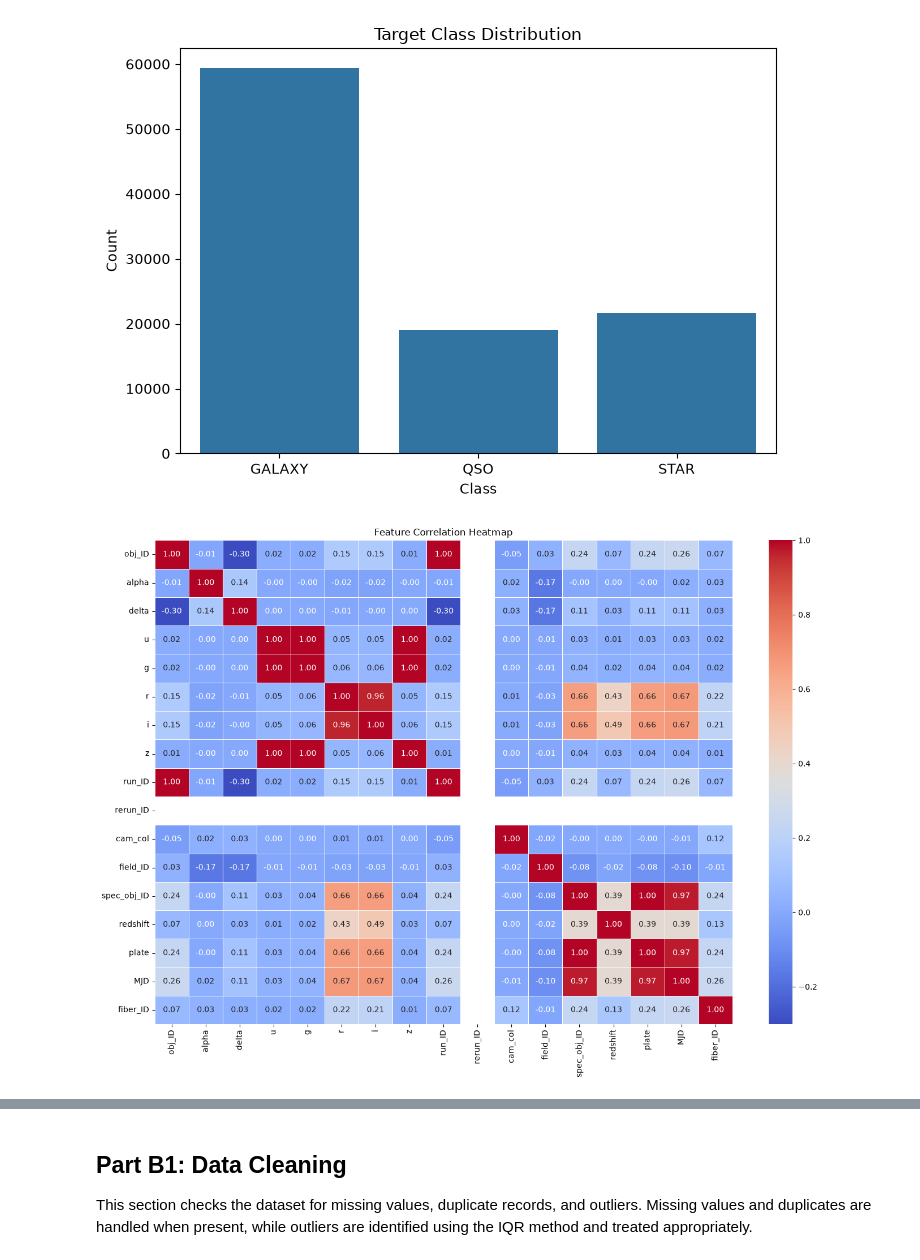
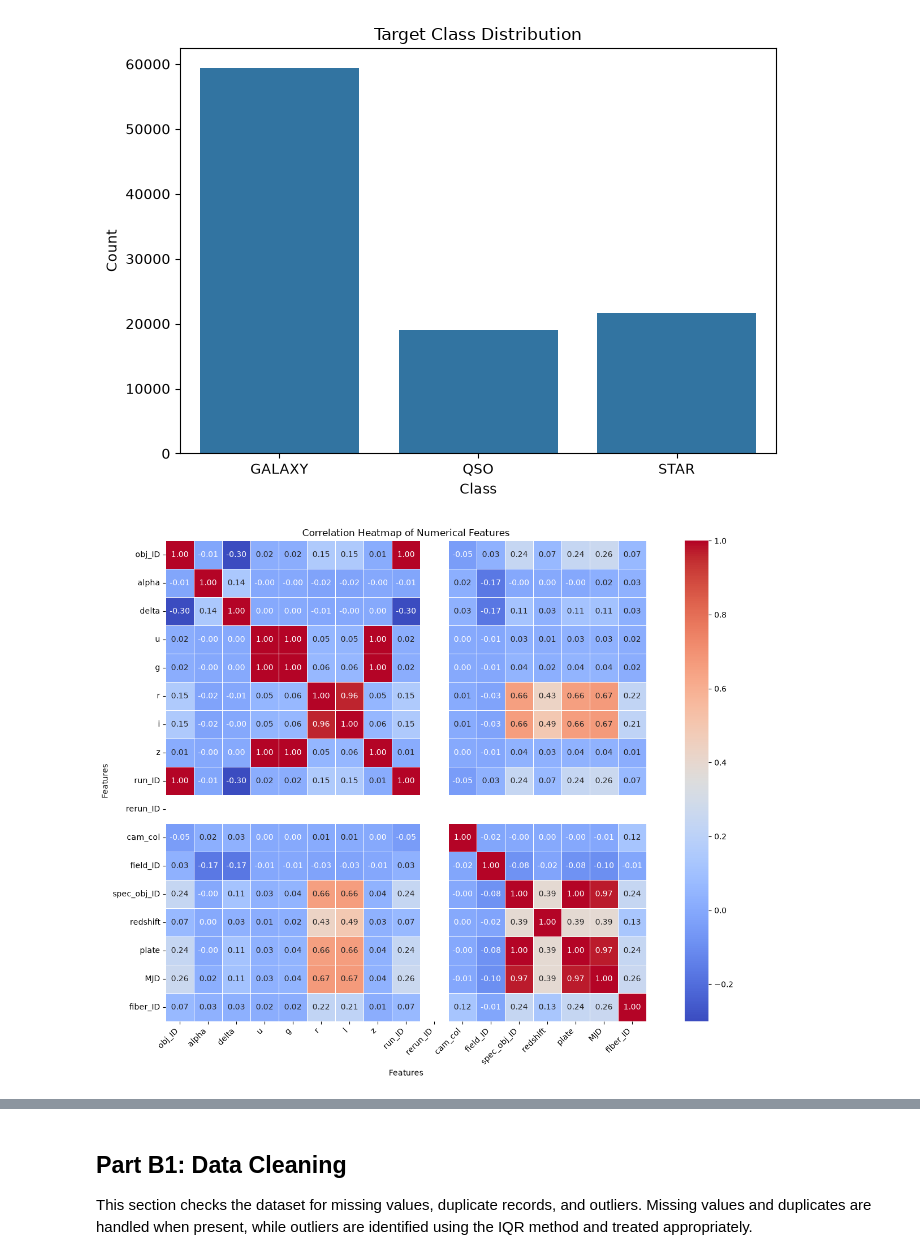
Before and after one commit to Reshma925/Vectora, a Jupyter notebook: ML_CLASSIFICATION_TRACKA/classification.ipynb, the cells around one changed output, grey strips where cells are left out. Cells and saved outputs as stored; diff of their text form; code cells hidden in the pictures.

```diff
--- a/ML_CLASSIFICATION_TRACKA/classification.ipynb
+++ b/ML_CLASSIFICATION_TRACKA/classification.ipynb
@@ -139,24 +142,34 @@ plt.show()
 # %% [output]
 [figure]
 # %%
-# Features correlation heatmap
+# Correlation Heat Map
 
+# Select only numerical columns
+numeric_df = df.select_dtypes(include="number")
+
+# Calculate correlation matrix
+correlation_matrix = numeric_df.corr()
+
+# Plot heatmap
 plt.figure(figsize=(14, 10))
-
-correlation_matrix = df.select_dtypes(
-    include=["int64", "float64"]
-).corr()
 
 sns.heatmap(
     correlation_matrix,
     annot=True,
     fmt=".2f",
     cmap="coolwarm",
-    linewidths=0.5
+    linewidths=0.5,
+    square=True,
+    cbar=True
 )
 
-plt.title("Feature Correlation Heatmap")
+plt.title("Correlation Heatmap of Numerical Features")
+plt.xlabel("Features")
+plt.ylabel("Features")
+plt.xticks(rotation=45, ha="right")
+plt.yticks(rotation=0)
+
 plt.tight_layout()
 plt.show()
 # %% [output]
-[figure, old version]
+[figure, new version]
```
Also changed, not shown: parts of 22 cells of this notebook, 5 other files.
